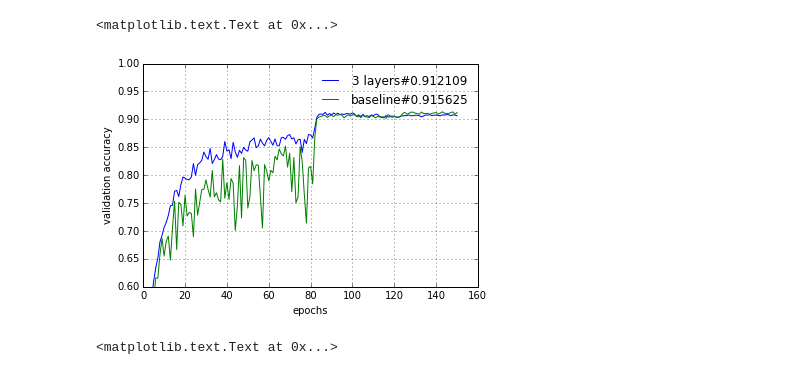
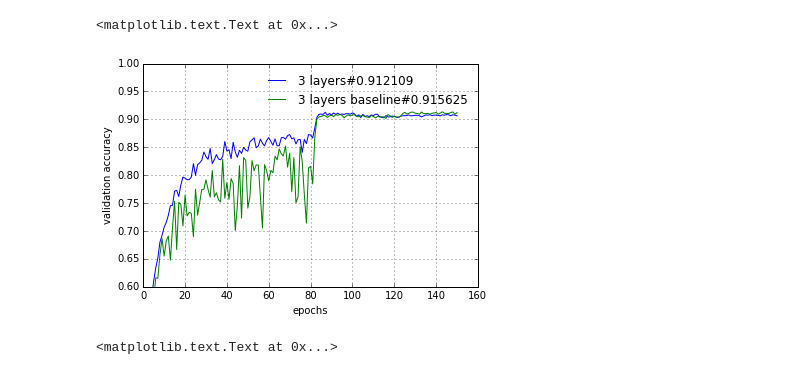
Before and after one commit to HQ01/fast-weight, a Jupyter notebook: cv/hyper-network/lstm-memory-network.ipynb, the cells around one changed output. Drawn from its saved outputs; the diff is of its cells as text; code cells hidden in the pictures.

```diff
--- a/cv/hyper-network/lstm-memory-network.ipynb
+++ b/cv/hyper-network/lstm-memory-network.ipynb
@@ -12,19 +12,20 @@ baseline_accuracy, baseline_progress = \
 # %%
 for key, value in sorted(accuracy_table.items()):
     progress = progress_table[key]
     validation_accuracy = progress['validation_accuracy']
     label = '%d layers#%f' % (key, value)
     pl.plot(range(len(validation_accuracy)), validation_accuracy, label=label)
-validation_accuracy = baseline_progress['validation_accuracy']
-pl.plot(range(len(validation_accuracy)), validation_accuracy, label='baseline#%f' % baseline_accuracy)
+    validation_accuracy = baseline_progress['validation_accuracy']
+    label = '%d layers baseline#%f' % (key, baseline_accuracy)
+    pl.plot(range(len(validation_accuracy)), validation_accuracy, label=label)
 pl.legend(framealpha=0, loc=0)
 pl.grid()
 pl.ylim(0.6, 1)
 pl.xlabel('epochs')
 pl.ylabel('validation accuracy')
 # %% [output]
 <matplotlib.text.Text at 0x...>
-[figure, old version]
+[figure, new version]
 # %%
 for key, value in sorted(accuracy_table.items()):
     progress = progress_table[key]
```
Also changed, not shown: parts of 2 cells of this notebook, 2 other files.
